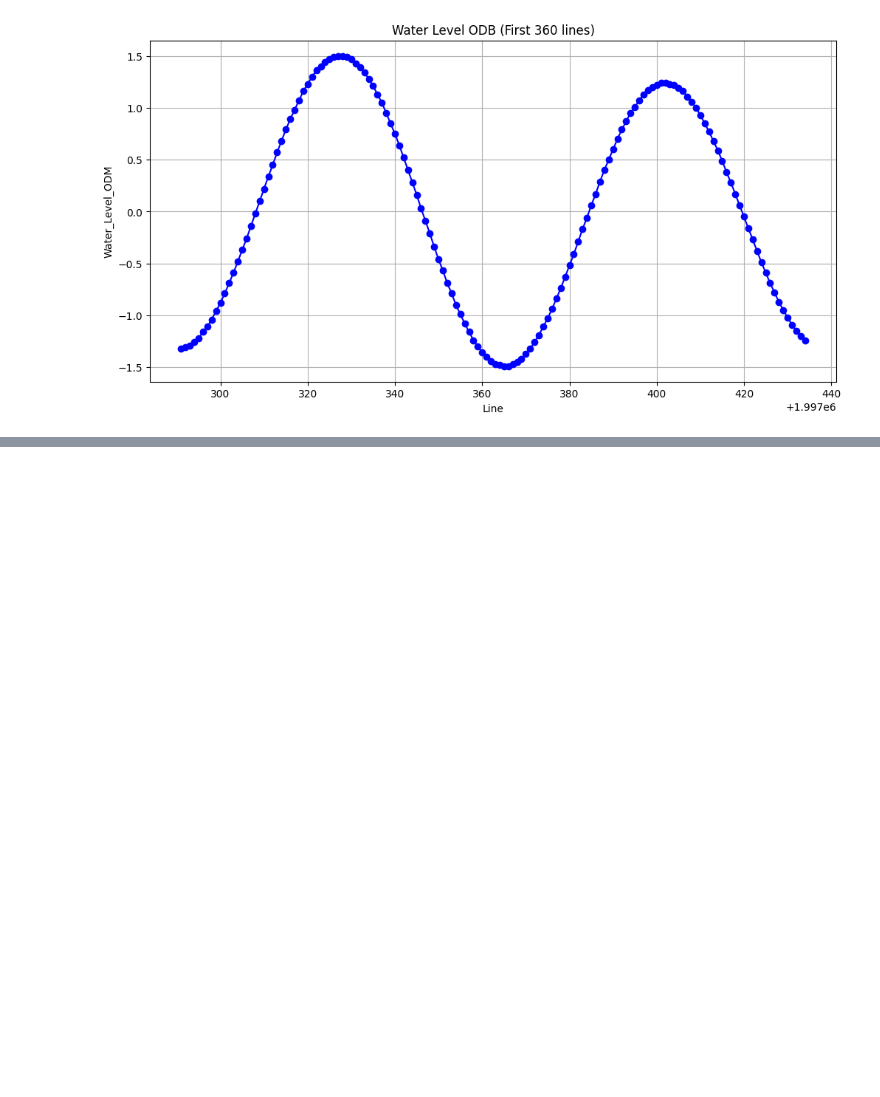
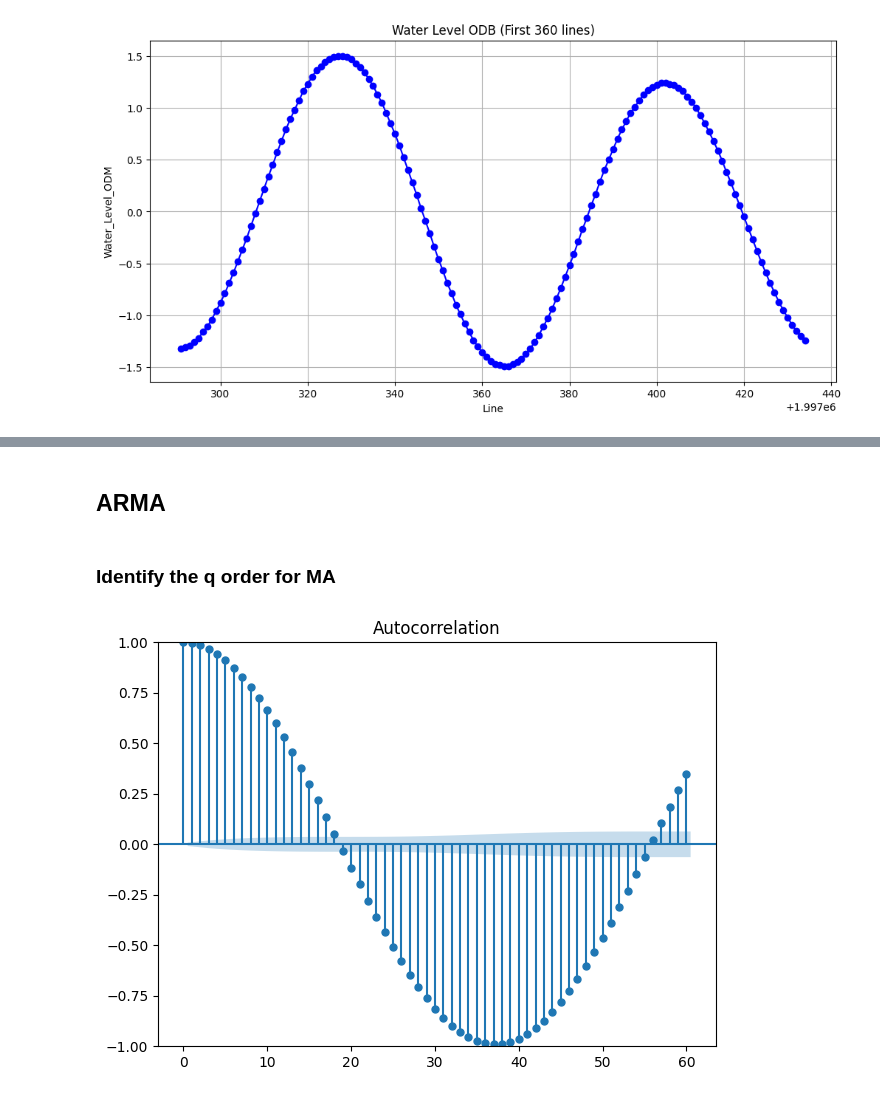
Before and after one commit to mariaviv27/Machine-Learning-Avanzado, a Jupyter notebook: Entrega 2 - Time Series/Time Series Prediction - D2.2.ipynb, the cells around one changed output, grey strips where cells are left out. Drawn from its saved outputs; the diff is of its cells as text; code cells hidden in the pictures; blank space fills up the shorter version.

```diff
--- a/Entrega 2 - Time Series/Time Series Prediction - D2.2.ipynb
+++ b/Entrega 2 - Time Series/Time Series Prediction - D2.2.ipynb
@@ -147,0 +176,11 @@ result.plot()
+# %% [markdown]
+## ARMA
+# %% [markdown]
+###  Identify the q order for MA
+# %%
+import matplotlib.pyplot as plt
+from statsmodels.graphics.tsaplots import plot_acf
+plot_acf(train['Water_Level_ODM'], lags=60);
+plt.tight_layout()
+# %% [output]
+[figure, added]
```
Also changed, not shown: parts of 41 cells of this notebook.
